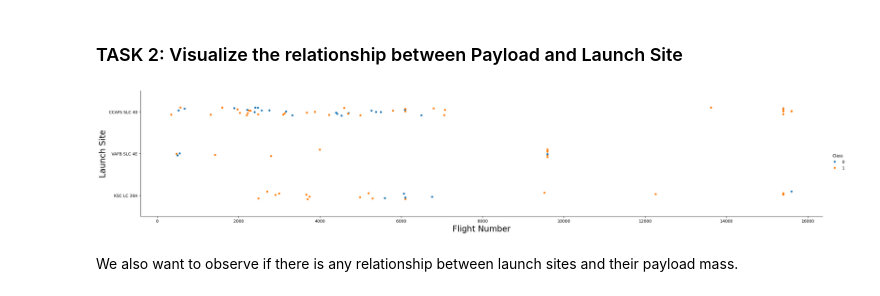
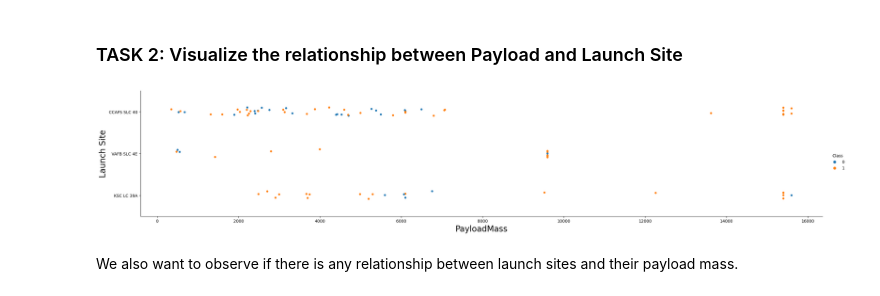
Before and after one commit to soumesh2002/Applied-DataScience-Capstone-Project, a Jupyter notebook: EDA using Pandas and Matplotlib/jupyter-labs-eda-dataviz.ipynb.jupyterlite.ipynb, the cells around one changed output. Saved outputs shown, nothing was run; the diff lists cells and outputs as text; code cells hidden in the pictures.

```diff
--- a/EDA using Pandas and Matplotlib/jupyter-labs-eda-dataviz.ipynb.jupyterlite.ipynb
+++ b/EDA using Pandas and Matplotlib/jupyter-labs-eda-dataviz.ipynb.jupyterlite.ipynb
@@ -72,3 +72,9 @@ df.head(5)
 | 2 | 3 | 2013-03-01 | Falcon 9 | 677.000000 | ISS | CCAFS SLC 40 | None None | 1 | False | ... |
 | 3 | 4 | 2013-09-29 | Falcon 9 | 500.000000 | PO | VAFB SLC 4E | False Ocean | 1 | False | ... |
 | 4 | 5 | 2013-12-03 | Falcon 9 | 3170.000000 | GTO | CCAFS SLC 40 | None None | 1 | False | ... |
+# %%
+df = pd.read_csv(
+    "https://cf-courses-data.s3.us.cloud-object-storage.appdomain.cloud/IBM-DS0321EN-SkillsNetwork/datasets/dataset_part_2.csv"
+)
+
+df.head()
@@ -118,11 +131,11 @@ Now try to explain the patterns you found in the Flight Number vs. Launch Site s
 ### TASK 2: Visualize the relationship between Payload and Launch Site
 # %%
 sns.catplot(y="LaunchSite", x="PayloadMass", hue="Class", data=df, aspect = 5)
-plt.xlabel("Flight Number",fontsize=20)
+plt.xlabel("PayloadMass",fontsize=20)
 plt.ylabel("Launch Site",fontsize=20)
 plt.show()
 # %% [output]
-[figure, old version]
+[figure, new version]
 # %% [markdown]
 We also want to observe if there is any relationship between launch sites and their payload mass.
 # %%
```
Also changed, not shown: parts of 2 cells of this notebook, 15 other files.
